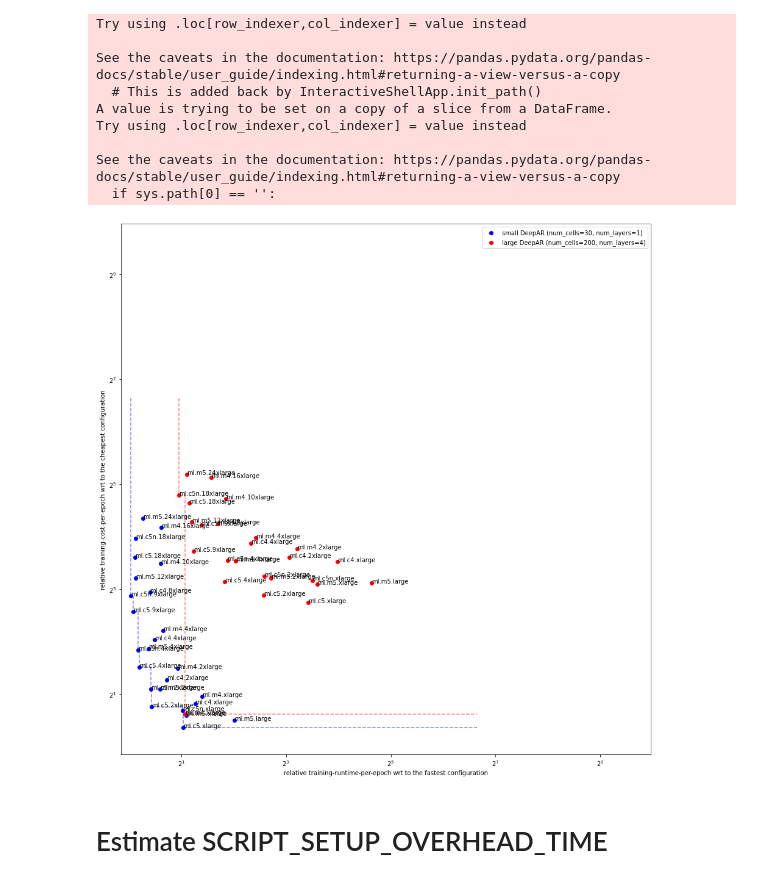
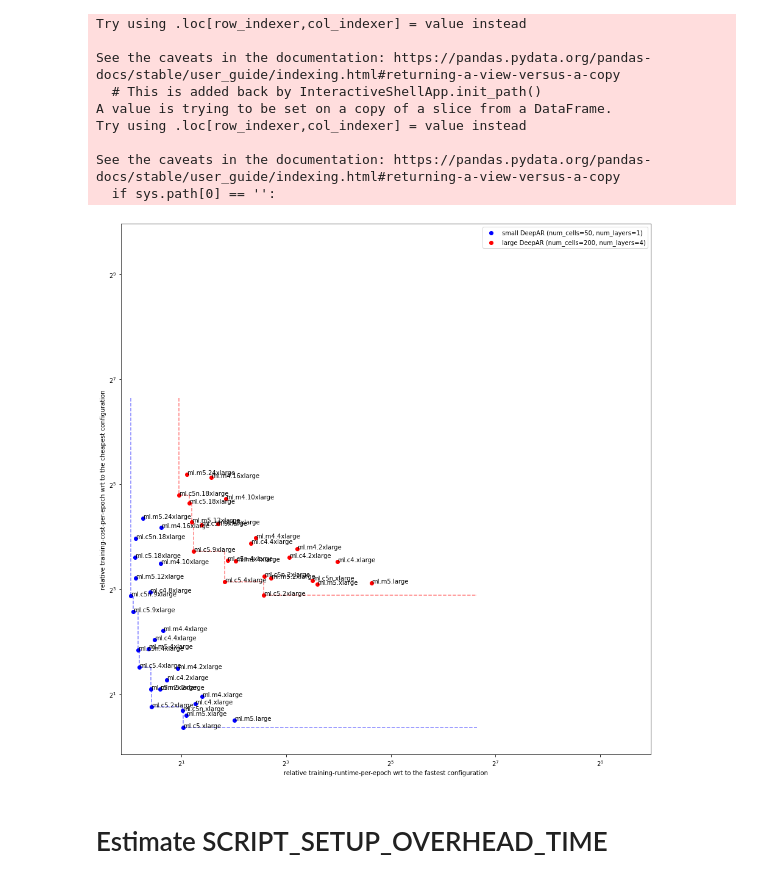
Before and after one commit to talesa/syne-tune, a Jupyter notebook: adam_scripts/notebooks/temp.ipynb, the cells around one changed output. Saved outputs shown, nothing was run; the diff lists cells and outputs as text; code cells hidden in the pictures.

```diff
--- a/adam_scripts/notebooks/temp.ipynb
+++ b/adam_scripts/notebooks/temp.ipynb
@@ -1663,0 +1778,5 @@ sns.lineplot(data=dfff.results,
+# %%
+# dfff = syne_tune.experiments.load_experiment(tuner_name).results
+df = pd.read_csv(
+    f's3://mnemosyne-team-bucket/AdamG/syne-tune-copy/'
+    f'{tuner_name}/results.csv.zip')
@@ -1663,0 +1841,22 @@ sns.lineplot(data=dfff.results,
+# %%
+f, ax = plt.subplots(1, 1, figsize=(10, 8))
+
+ax = sns.lineplot(data=df, hue="trial_id", x="st_tuner_time", y="mean_wQuantileLoss", ax=ax)
+trial_ids_for_legend = df.groupby('trial_id').metric_train_runtime.max().nlargest(5).index.tolist()
+ax.set_ylim(0, 0.11)
+labels = []
+for i in trial_ids_for_legend:
+    t = df[df.trial_id == i].iloc[0]
+    labels.append(
+        f"trial_id={t.trial_id}_"
+        f"lr={t.config_lr:.2}_"
+        f"bs={t.config_batch_size}_"
+        f"nc={t.config_num_cells}_"
+        f"nl={t.config_num_layers}_"
+        f"it={t.config_st_instance_type}"
+    )
+
+ax.legend([ax.lines[i] for i in trial_ids_for_legend], labels)
+
+with open('deepar-blackbox-3.pickle', 'wb') as handle:
+    pickle.dump(f, handle, protocol=pickle.HIGHEST_PROTOCOL)
@@ -1861,6 +2063,8 @@ dfs['time_per_sample'] /= b['time_per_sample'].min()
 dfs['cost_per_sample'] /= b['cost_per_sample'].min()
 dfl['time_per_sample'] /= b['time_per_sample'].min()
 dfl['cost_per_sample'] /= b['cost_per_sample'].min()
+
+dfl = dfl.drop(index=dfl.iloc[dfl.cost_per_sample.argmin()].name)
 # %% [output]
 A value is trying to be set on a copy of a slice from a DataFrame.
 Try using .loc[row_indexer,col_indexer] = value instead
@@ -1882,6 +2086,8 @@ Try using .loc[row_indexer,col_indexer] = value instead
 
 See the caveats in the documentation: https://pandas.pydata.org/pandas-docs/stable/user_guide/indexing.html#returning-a-view-versus-a-copy
   if sys.path[0] == '':
+# %%
+dfl = dfl.drop(index=dfl.iloc[dfl.cost_per_sample.argmin()].name)
 # %%
 colormap_name = 'Set1'
 # %%
@@ -1894,7 +2100,7 @@ instance_types.sort()
 colors_dict = {v: cmap_colors[i] for i, v in enumerate(instance_types)}
 
 ax.scatter(dfs.time_per_sample, dfs.cost_per_sample, color='b',
-               label='small DeepAR (num_cells=30, num_layers=1)')
+               label='small DeepAR (num_cells=50, num_layers=1)')
 ax.scatter(dfl.time_per_sample, dfl.cost_per_sample, color='r',
            label='large DeepAR (num_cells=200, num_layers=4)')
 
@@ -1914,34 +2120,37 @@ temp = temp[temp[:, 0].argsort()]
 xs = temp[:, 0].tolist()
 ys = temp[:, 1].tolist()
 plot_pareto_front_given_points(xs=xs, ys=ys, ax=ax,
                                color='b', linestyle='--', alpha=0.5)
 
 temp = (dfl[
     is_pareto_efficient(dfl.loc[:,['time_per_sample', 'cost_per_sample']].to_numpy())]
         .loc[:,['time_per_sample', 'cost_per_sample']]
         .to_numpy())
 temp = temp[temp[:, 0].argsort()]
 xs = temp[:, 0].tolist()
 ys = temp[:, 1].tolist()
 plot_pareto_front_given_points(xs=xs, ys=ys, ax=ax,
                                color='r', linestyle='--', alpha=0.5)
 
 
 ax.set_xlabel('relative training-runtime-per-epoch wrt to the fastest configuration')
 ax.set_ylabel('relative training-cost-per-epoch wrt to the cheapest configuration')
 
 ax.set_yscale('log', base=2)
 ax.set_xscale('log', base=2)
 
 ax.set_ylim([0.9, 1000.])
 ax.set_xlim([0.9, 1000.])
 ax.set_aspect('equal')
 
 fig.patch.set_facecolor('white')
 
 _ = ax.legend()
+
+with open('deepar-gluonts-fig-pareto.pickle', 'wb') as handle:
+    pickle.dump(fig, handle, protocol=pickle.HIGHEST_PROTOCOL)
 # %% [output]
-[figure, old version]
+[figure, new version]
 # %% [markdown]
 # Estimate SCRIPT_SETUP_OVERHEAD_TIME
 # %%
```
Also changed, not shown: parts of 25 cells of this notebook.
